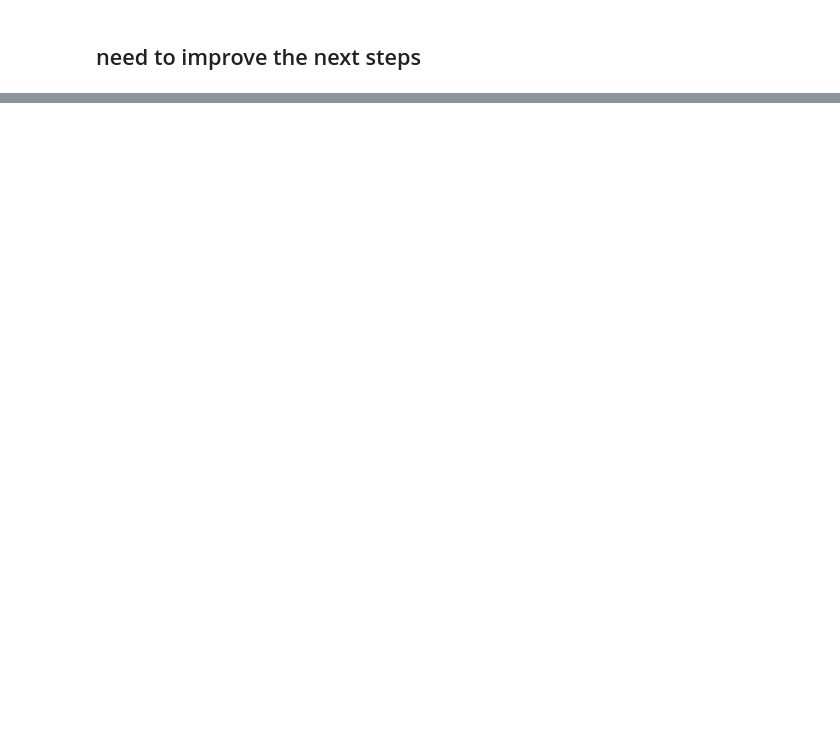
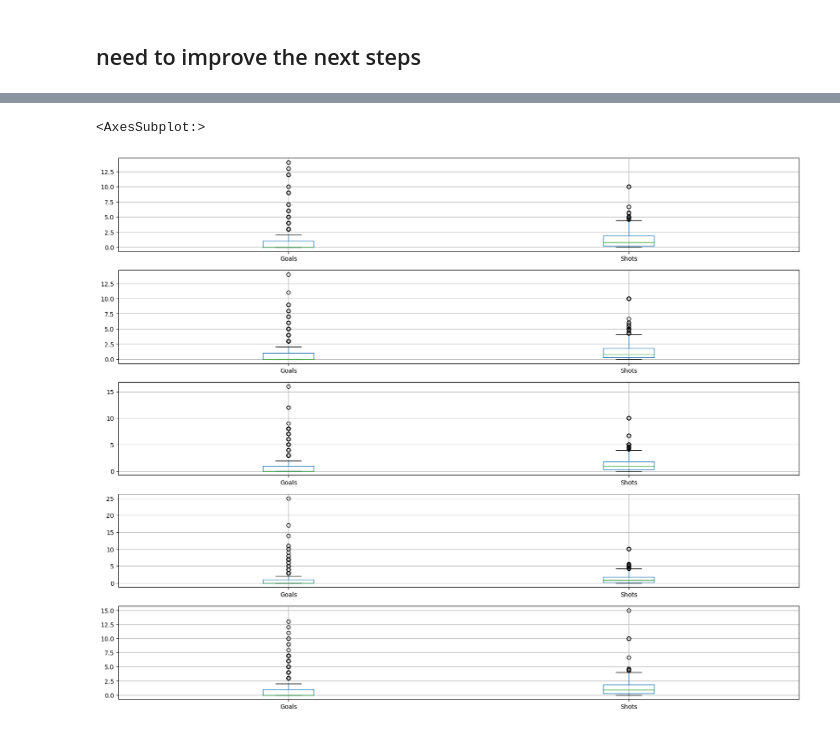
Before and after one commit to tiagoru/Football_Player_Stats, a Jupyter notebook: footbal_analysis.ipynb, the cells around one changed output, grey strips where cells are left out. Cells and saved outputs as stored; diff of their text form; code cells hidden in the pictures; blank space fills up the shorter version.

```diff
--- a/footbal_analysis.ipynb
+++ b/footbal_analysis.ipynb
@@ -114,0 +212,15 @@ top_scores_L1.boxplot(['Goals', 'Shots'])
+# %%
+plt.subplots(figsize=(20, 16))
+plt.subplot(5,1,1)
+top_scores_L1.boxplot(['Goals', 'Shots'])
+plt.subplot(5,1,2)
+top_scores_LA.boxplot(['Goals', 'Shots'])
+plt.subplot(5,1,3)
+top_scores_SE.boxplot(['Goals', 'Shots'])
+plt.subplot(5,1,4)
+top_scores_PL.boxplot(['Goals', 'Shots'])
+plt.subplot(5,1,5)
+top_scores_BU.boxplot(['Goals', 'Shots'])
+# %% [output]
+<AxesSubplot:>
+[figure, added]
```
Also changed, not shown: parts of 8 cells of this notebook.
